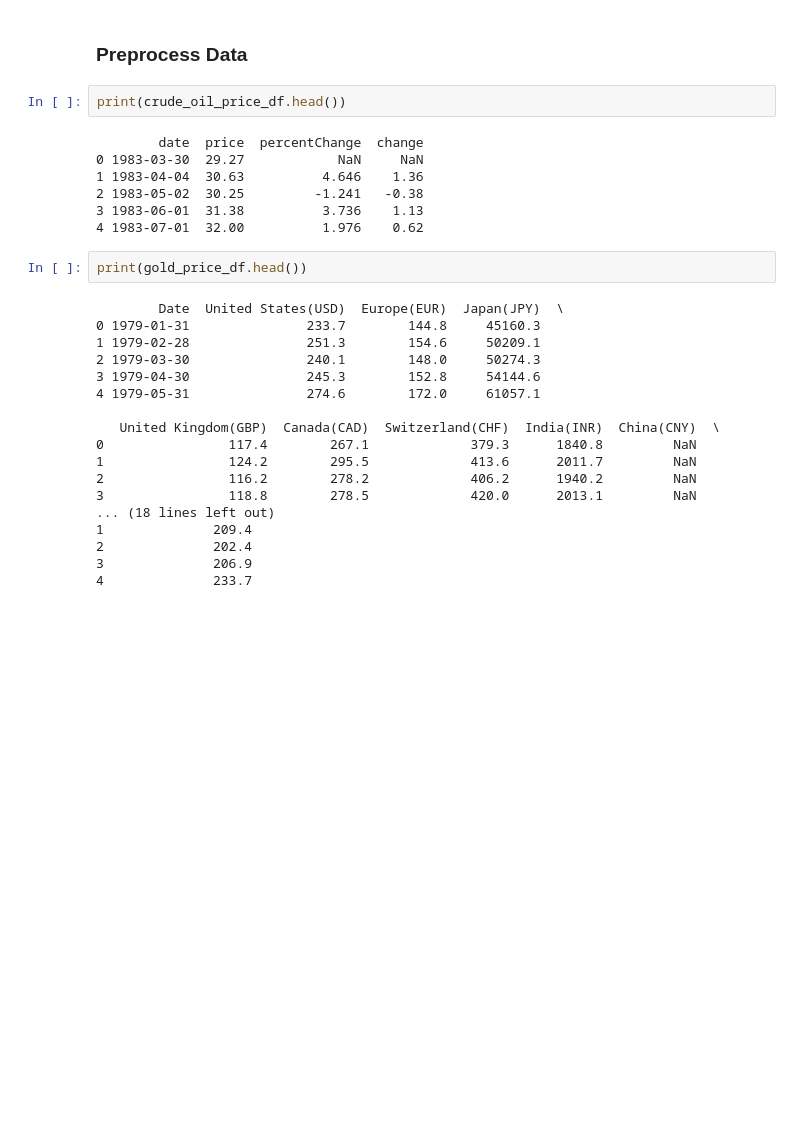
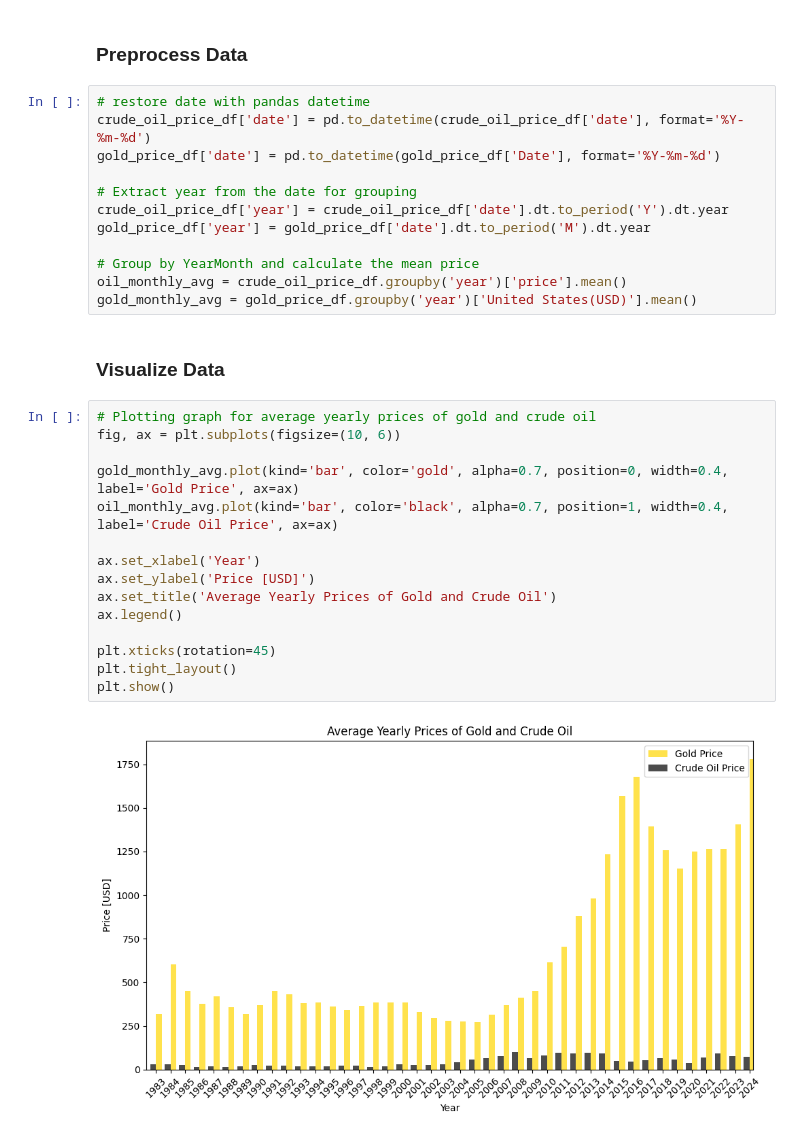
Before and after one commit to parth-ghinaiya/made-template, a Jupyter notebook: project/report.ipynb, the cells around one changed output. Cells and saved outputs as stored; diff of their text form; blank space fills up the shorter version.

Commit message:
Added graph for average yearly prices of gold and crude oil

```diff
--- a/project/report.ipynb
+++ b/project/report.ipynb
@@ -80,32 +80,34 @@ crude_oil_price_df = pd.read_sql_table('crude_oil_price', crude_oil_price_db_eng
 gold_price_df = pd.read_sql_table('gold_price', gold_price_db_engine)
 # %% [markdown]
 ### Preprocess Data
-# %%
-print(crude_oil_price_df.head())
-# %% [output]
-        date  price  percentChange  change
-0 1983-03-30  29.27            NaN     NaN
-1 1983-04-04  30.63          4.646    1.36
-2 1983-05-02  30.25         -1.241   -0.38
-3 1983-06-01  31.38          3.736    1.13
-4 1983-07-01  32.00          1.976    0.62
-# %%
-print(gold_price_df.head())
-# %% [output]
-        Date  United States(USD)  Europe(EUR)  Japan(JPY)  \
-0 1979-01-31               233.7        144.8     45160.3
-1 1979-02-28               251.3        154.6     50209.1
-2 1979-03-30               240.1        148.0     50274.3
-3 1979-04-30               245.3        152.8     54144.6
-4 1979-05-31               274.6        172.0     61057.1
-
-   United Kingdom(GBP)  Canada(CAD)  Switzerland(CHF)  India(INR)  China(CNY)  \
-0                117.4        267.1             379.3      1840.8         NaN
-1                124.2        295.5             413.6      2011.7         NaN
-2                116.2        278.2             406.2      1940.2         NaN
-3                118.8        278.5             420.0      2013.1         NaN
-... (18 lines left out)
-1              209.4
-2              202.4
-3              206.9
-4              233.7
+# %%
+# restore date with pandas datetime
+crude_oil_price_df['date'] = pd.to_datetime(crude_oil_price_df['date'], format='%Y-%m-%d')
+gold_price_df['date'] = pd.to_datetime(gold_price_df['Date'], format='%Y-%m-%d')
+
+# Extract year from the date for grouping
+crude_oil_price_df['year'] = crude_oil_price_df['date'].dt.to_period('Y').dt.year
+gold_price_df['year'] = gold_price_df['date'].dt.to_period('M').dt.year
+
+# Group by YearMonth and calculate the mean price
+oil_monthly_avg = crude_oil_price_df.groupby('year')['price'].mean()
+gold_monthly_avg = gold_price_df.groupby('year')['United States(USD)'].mean()
+# %% [markdown]
+### Visualize Data
+# %%
+# Plotting graph for average yearly prices of gold and crude oil
+fig, ax = plt.subplots(figsize=(10, 6))
+
+gold_monthly_avg.plot(kind='bar', color='gold', alpha=0.7, position=0, width=0.4, label='Gold Price', ax=ax)
+oil_monthly_avg.plot(kind='bar', color='black', alpha=0.7, position=1, width=0.4, label='Crude Oil Price', ax=ax)
+
+ax.set_xlabel('Year')
+ax.set_ylabel('Price [USD]')
+ax.set_title('Average Yearly Prices of Gold and Crude Oil')
+ax.legend()
+
+plt.xticks(rotation=45)
+plt.tight_layout()
+plt.show()
+# %% [output]
+[figure, added]
```
Also changed, not shown: parts of 3 cells of this notebook.
